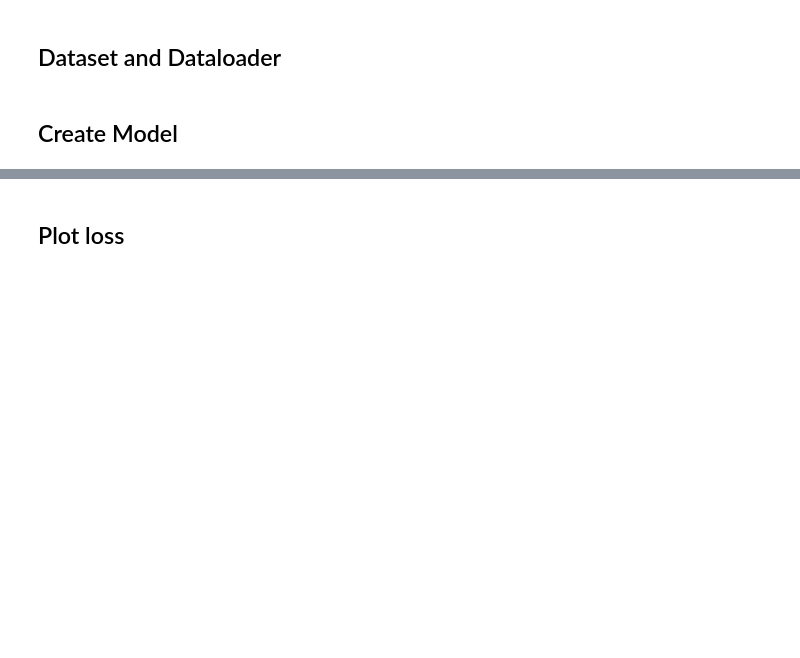
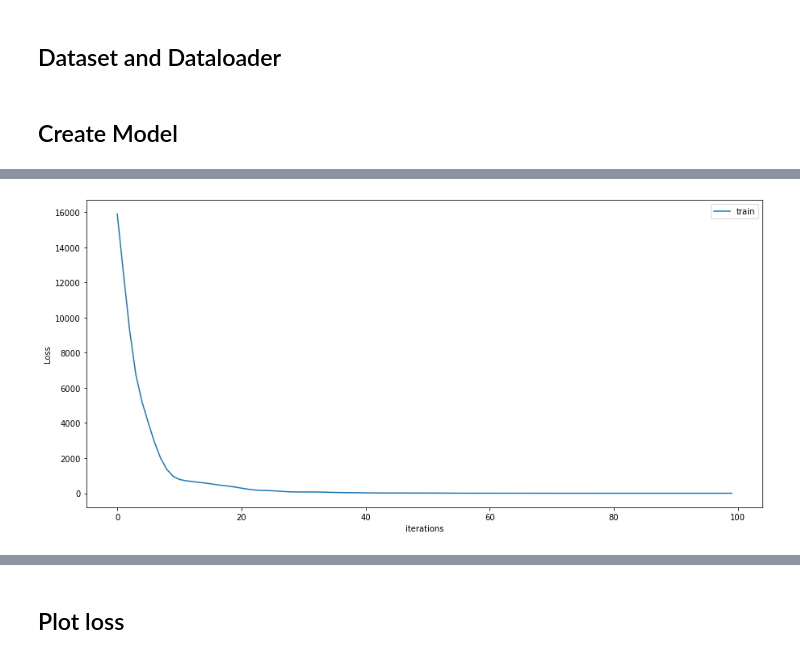
Before and after one commit to nikolanastev/keypoint_detection, a Jupyter notebook: src/baseline.ipynb, the cells around one changed output, grey strips where cells are left out. Drawn from its saved outputs; the diff is of its cells as text; code cells hidden in the pictures; blank space fills up the shorter version.

```diff
--- a/src/baseline.ipynb
+++ b/src/baseline.ipynb
@@ -127,0 +275,17 @@ class ClassificationCNN(nn.Module):
+# %%
+torch.cuda.empty_cache()
+model = SimpleCNN().to(device)
+criterion = nn.MSELoss()
+optimizer = optim.Adam(model.parameters(), lr=lr)
+
+train_loss = []
+for epoch in range(epochs):
+    for i, data in enumerate(single_image_loader):
+        image, keypoints = data[0].to(device, torch.float32), data[1].to(device,torch.float32)
+        pred = model(image)
+        loss = criterion(pred, keypoints)
+        loss.backward()
+        optimizer.step()
+        optimizer.zero_grad()
+        train_loss.append(loss.item())
+        print(f"Epoch number: {epoch + 1}")
@@ -127,0 +323,9 @@ class ClassificationCNN(nn.Module):
+# %%
+plt.figure(figsize=(15,7))
+plt.plot(train_loss, label="train")
+plt.xlabel("iterations")
+plt.ylabel("Loss")
+plt.legend()
+plt.show()
+# %% [output]
+[figure, added]
```
Also changed, not shown: parts of 37 cells of this notebook.
